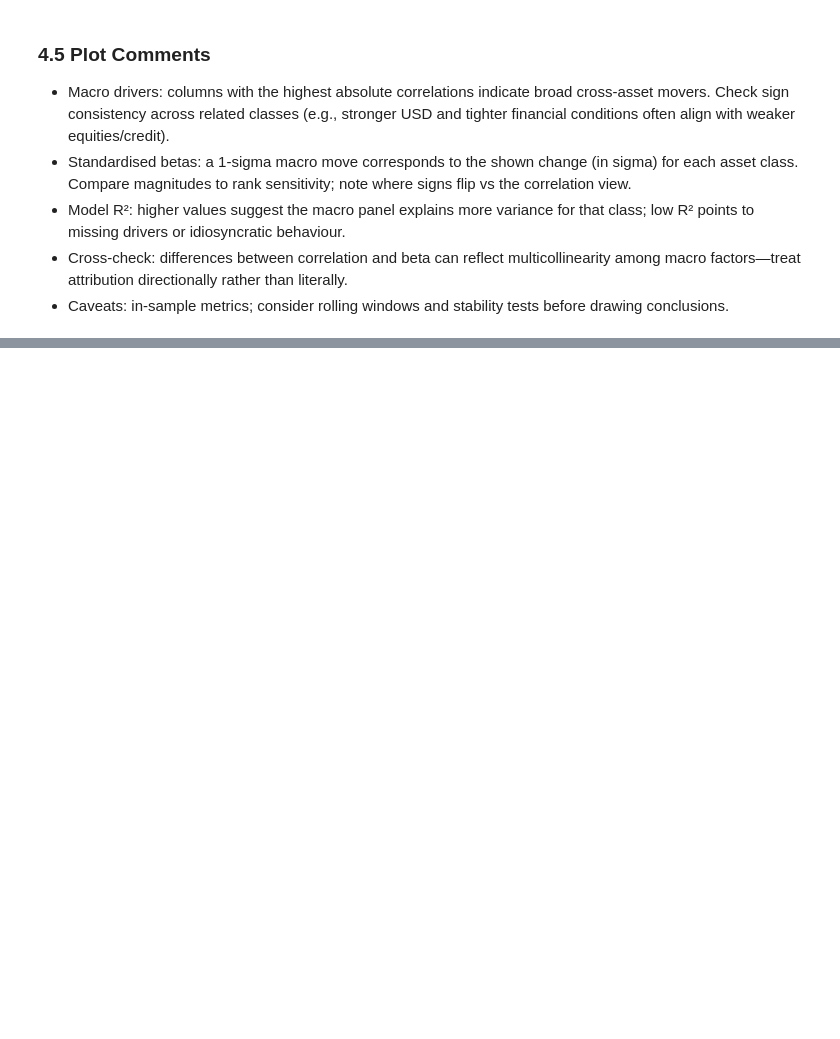
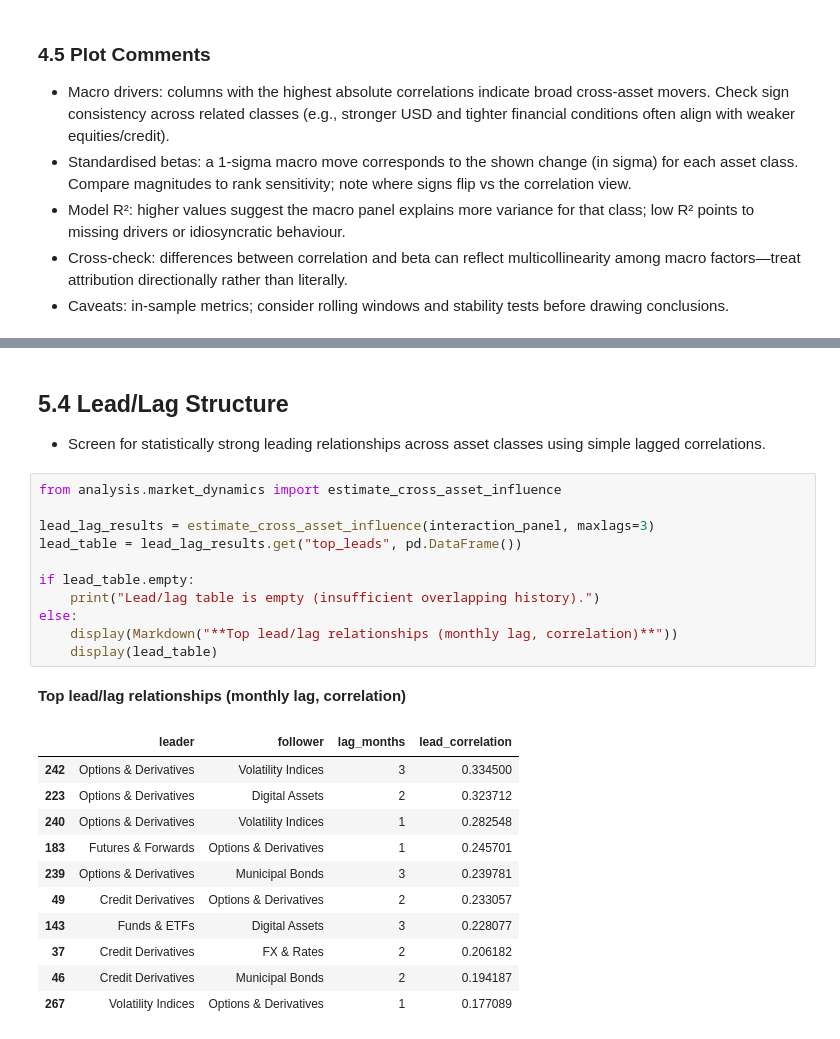
Before and after one commit to kecheng-shi/Nexus-data-preprocessing, a Jupyter notebook: Nexus Data Analysis.ipynb, the cells around one changed output, grey strips where cells are left out. Saved outputs shown, nothing was run; the diff lists cells and outputs as text; blank space fills up the shorter version.

```diff
--- a/Nexus Data Analysis.ipynb
+++ b/Nexus Data Analysis.ipynb
@@ -1289,0 +1300,28 @@ plt.show()
+# %% [markdown]
+## 5.4 Lead/Lag Structure
+
+- Screen for statistically strong leading relationships across asset classes using simple lagged correlations.
+# %%
+from analysis.market_dynamics import estimate_cross_asset_influence
+
+lead_lag_results = estimate_cross_asset_influence(interaction_panel, maxlags=3)
+lead_table = lead_lag_results.get("top_leads", pd.DataFrame())
+
+if lead_table.empty:
+    print("Lead/lag table is empty (insufficient overlapping history).")
+else:
+    display(Markdown("**Top lead/lag relationships (monthly lag, correlation)**"))
+    display(lead_table)
+# %% [output]
+**Top lead/lag relationships (monthly lag, correlation)**
+|  | leader | follower | lag_months | lead_correlation |
+| 242 | Options & Derivatives | Volatility Indices | 3 | 0.334500 |
+| 223 | Options & Derivatives | Digital Assets | 2 | 0.323712 |
+| 240 | Options & Derivatives | Volatility Indices | 1 | 0.282548 |
+| 183 | Futures & Forwards | Options & Derivatives | 1 | 0.245701 |
+| 239 | Options & Derivatives | Municipal Bonds | 3 | 0.239781 |
+| 49 | Credit Derivatives | Options & Derivatives | 2 | 0.233057 |
+| 143 | Funds & ETFs | Digital Assets | 3 | 0.228077 |
+| 37 | Credit Derivatives | FX & Rates | 2 | 0.206182 |
+| 46 | Credit Derivatives | Municipal Bonds | 2 | 0.194187 |
+| 267 | Volatility Indices | Options & Derivatives | 1 | 0.177089 |
```
Also changed, not shown: parts of 12 cells of this notebook, 1 other file.
